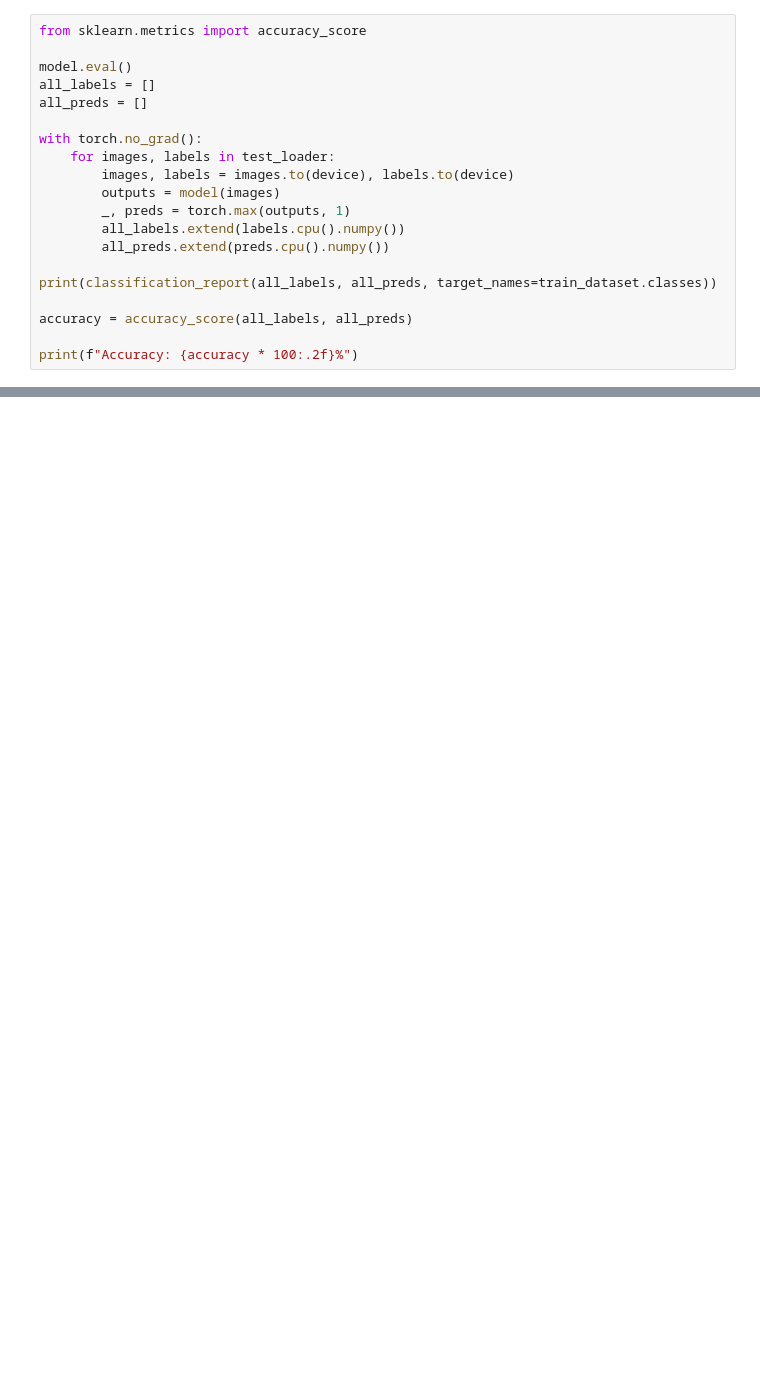
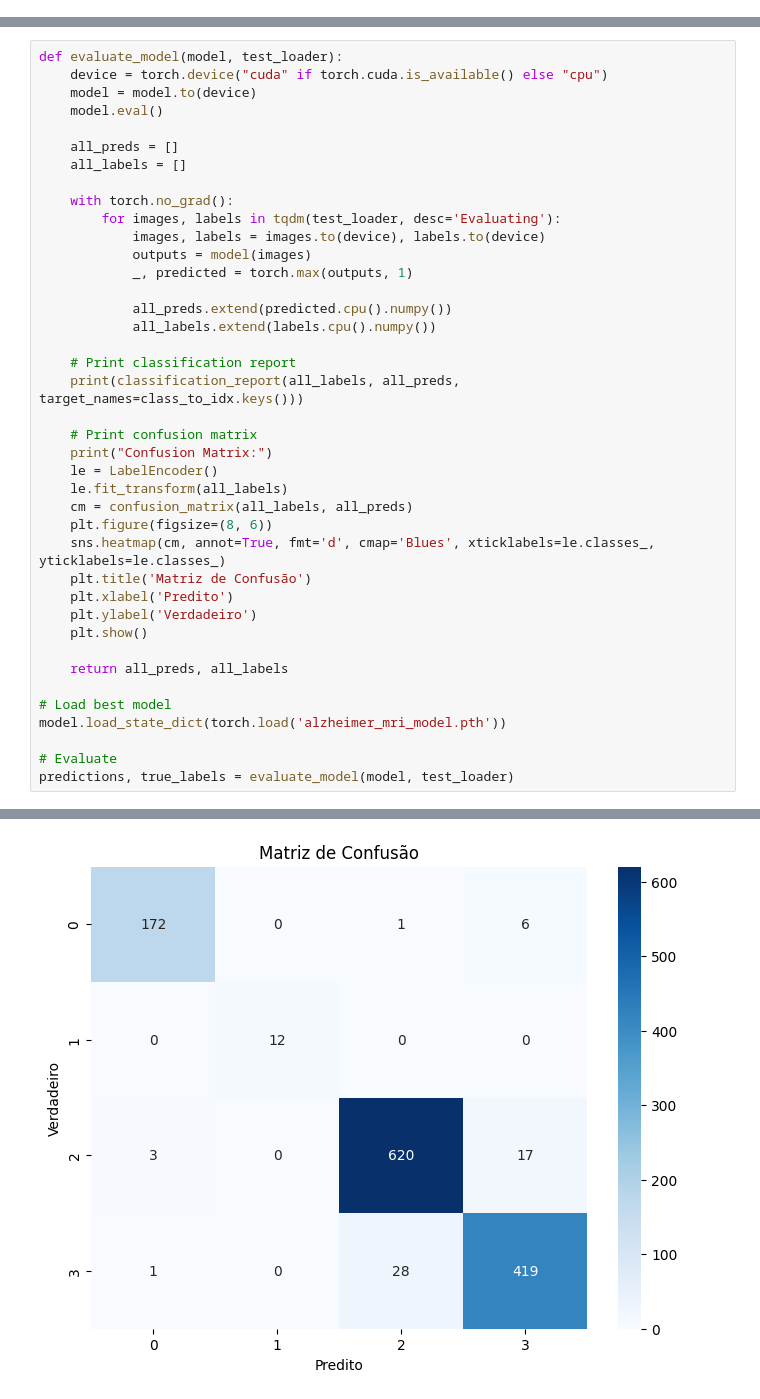
Before and after one commit to lucasnobsob/AlzheimerEarlyDetection, a Jupyter notebook: notebook_MRI.ipynb, the cells around one changed output, grey strips where cells are left out. Drawn from its saved outputs; the diff is of its cells as text; blank space fills up the shorter version.

```diff
--- a/notebook_MRI.ipynb
+++ b/notebook_MRI.ipynb
@@ -104,20 +70,0 @@ Epoch [100/100], Loss: 0.0899, Accuracy: 96.73%
-# %%
-from sklearn.metrics import accuracy_score
-
-model.eval()
-all_labels = []
-all_preds = []
-
-with torch.no_grad():
-    for images, labels in test_loader:
-        images, labels = images.to(device), labels.to(device)
-        outputs = model(images)
-        _, preds = torch.max(outputs, 1)
-        all_labels.extend(labels.cpu().numpy())
-        all_preds.extend(preds.cpu().numpy())
-
-print(classification_report(all_labels, all_preds, target_names=train_dataset.classes))
-
-accuracy = accuracy_score(all_labels, all_preds)
-
-print(f"Accuracy: {accuracy * 100:.2f}%")
@@ -178,0 +208,41 @@ torch.save({"model_state": model.state_dict(), "class_to_idx": class_to_idx}, 'm
+# %%
+def evaluate_model(model, test_loader):
+    device = torch.device("cuda" if torch.cuda.is_available() else "cpu")
+    model = model.to(device)
+    model.eval()
+
+    all_preds = []
+    all_labels = []
+
+    with torch.no_grad():
+        for images, labels in tqdm(test_loader, desc='Evaluating'):
+            images, labels = images.to(device), labels.to(device)
+            outputs = model(images)
+            _, predicted = torch.max(outputs, 1)
+
+            all_preds.extend(predicted.cpu().numpy())
+            all_labels.extend(labels.cpu().numpy())
+
+    # Print classification report
+    print(classification_report(all_labels, all_preds, target_names=class_to_idx.keys()))
+
+    # Print confusion matrix
+    print("Confusion Matrix:")
+    le = LabelEncoder()
+    le.fit_transform(all_labels)
+    cm = confusion_matrix(all_labels, all_preds)
+    plt.figure(figsize=(8, 6))
+    sns.heatmap(cm, annot=True, fmt='d', cmap='Blues', xticklabels=le.classes_, yticklabels=le.classes_)
+    plt.title('Matriz de Confusão')
+    plt.xlabel('Predito')
+    plt.ylabel('Verdadeiro')
+    plt.show()
+
+    return all_preds, all_labels
+
+# Load best model
+model.load_state_dict(torch.load('alzheimer_mri_model.pth'))
+
+# Evaluate
+predictions, true_labels = evaluate_model(model, test_loader)
+# %% [output]
@@ -178,0 +261 @@ torch.save({"model_state": model.state_dict(), "class_to_idx": class_to_idx}, 'm
+[figure, added]
```
Also changed, not shown: parts of 19 cells of this notebook, 7 other files.
